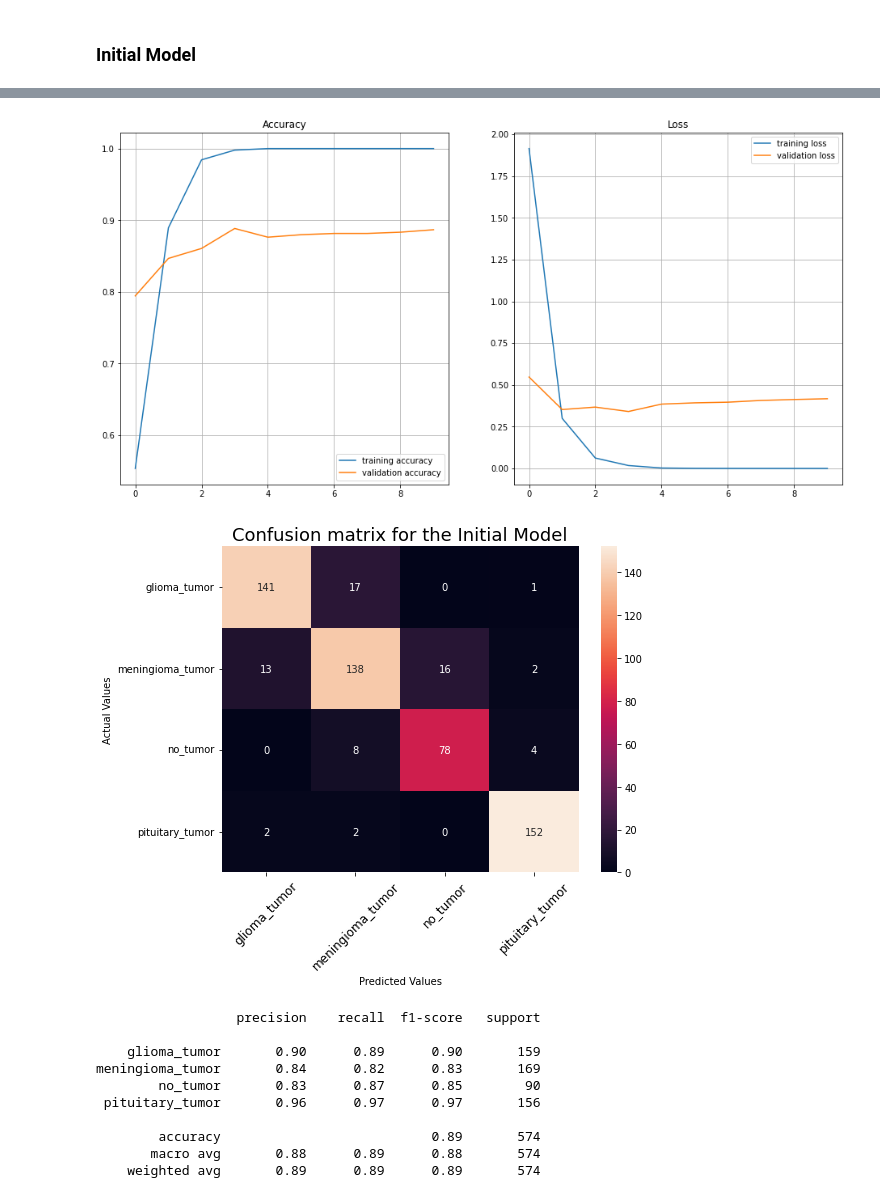
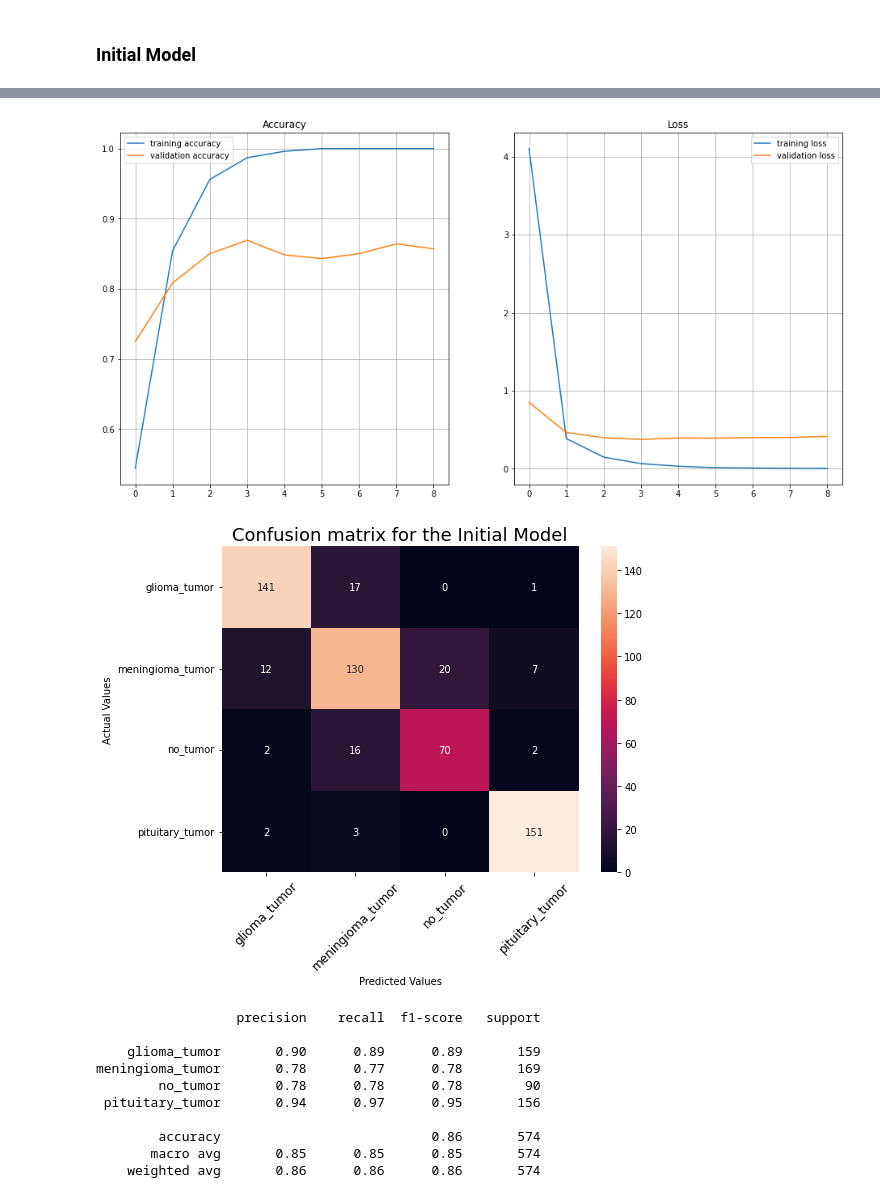
Before and after one commit to bori00/BrainTumorClassification, a Jupyter notebook: BrainTumorClassification.ipynb, the cells around one changed output, grey strips where cells are left out. Saved outputs shown, nothing was run; the diff lists cells and outputs as text; code cells hidden in the pictures.

Commit message:
simplify model, apply callbacks (early stopping + model checkpoint)

```diff
--- a/BrainTumorClassification.ipynb
+++ b/BrainTumorClassification.ipynb
@@ -304,13 +308,17 @@ valid_images, valid_labels = get_images_labels_from_ds(valid_ds)
 # %% [markdown]
 ### Initial Model
 # %%
-model = Sequential([
+model1 = Sequential([
   # layers.Rescaling(1./255, input_shape=(IMAGE_SIZE[0], IMAGE_SIZE[0], 1)),
   layers.Conv2D(16, 3, padding='same', activation='relu', input_shape=(IMAGE_SIZE[0], IMAGE_SIZE[1], 1)),
   layers.MaxPooling2D(),
-  layers.Conv2D(32, 3, padding='same', activation='relu'),
-  layers.MaxPooling2D(),
   layers.Flatten(),
-  layers.Dense(128, activation='relu'),
+  layers.Dense(32, activation='relu'),
   layers.Dense(num_classes)
 ])
+
+model1.compile(optimizer='adam',
+              loss=tf.keras.losses.SparseCategoricalCrossentropy(from_logits=True),
+              metrics=['accuracy'])
+
+model1.summary()
@@ -368,0 +346,13 @@ Epoch 10/10
+# %%
+es = EarlyStopping(monitor='val_accuracy', mode='max', verbose=1, patience=5)
+mc = ModelCheckpoint('initial_model.h5', monitor='val_accuracy', mode='max')
+
+set_seed()
+
+max_epochs=30
+history1 = model1.fit(
+  train_ds,
+  validation_data=valid_ds,
+  epochs=max_epochs,
+  callbacks=[es, mc]
+)
@@ -369,18 +379,18 @@ Epoch 10/10
 # %%
-plot_loss_accuracy_history(history)
+plot_loss_accuracy_history(history1)
 # %% [output]
-[figure, old version]
+[figure, new version]
 # %%
-show_full_classification_report(model, valid_ds, "Initial Model")
+show_full_classification_report(model1, valid_ds, "Initial Model")
 # %% [output]
 [figure]
                   precision    recall  f1-score   support
 
-    glioma_tumor       0.90      0.89      0.90       159
-meningioma_tumor       0.84      0.82      0.83       169
-        no_tumor       0.83      0.87      0.85        90
- pituitary_tumor       0.96      0.97      0.97       156
+    glioma_tumor       0.90      0.89      0.89       159
+meningioma_tumor       0.78      0.77      0.78       169
+        no_tumor       0.78      0.78      0.78        90
+ pituitary_tumor       0.94      0.97      0.95       156
 
-        accuracy                           0.89       574
-       macro avg       0.88      0.89      0.88       574
-    weighted avg       0.89      0.89      0.89       574
+        accuracy                           0.86       574
+       macro avg       0.85      0.85      0.85       574
+    weighted avg       0.86      0.86      0.86       574
```
Also changed, not shown: parts of 8 cells of this notebook.
